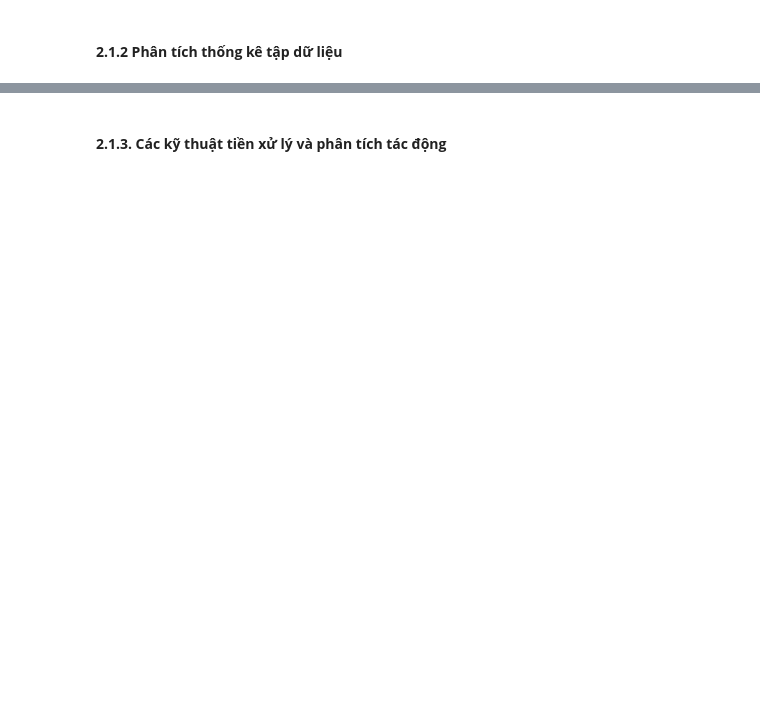
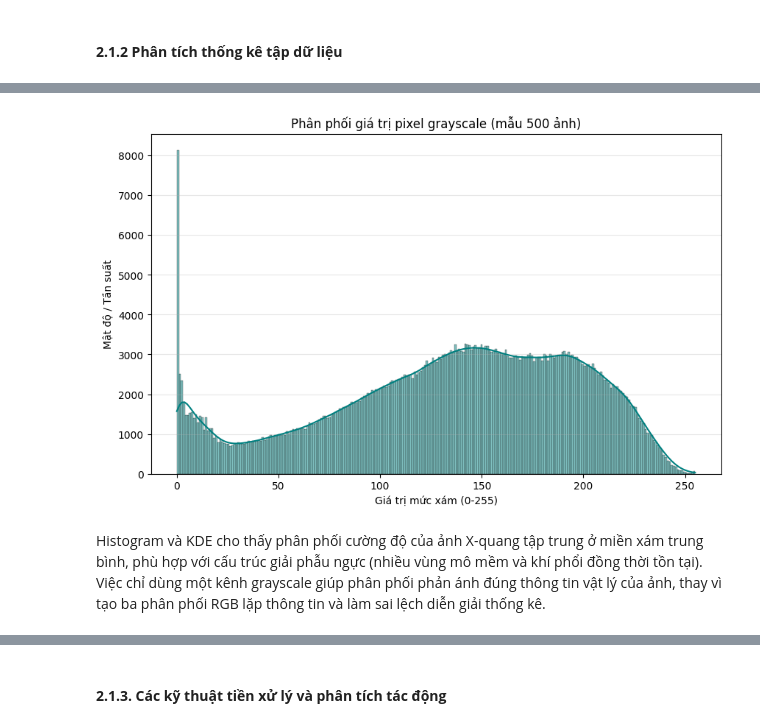
Before and after one commit to hoangphi117/data-mining-lab01, a Jupyter notebook: notebooks/01_EDA_image.ipynb, the cells around one changed output, grey strips where cells are left out. Saved outputs shown, nothing was run; the diff lists cells and outputs as text; code cells hidden in the pictures; blank space fills up the shorter version.

```diff
--- a/notebooks/01_EDA_image.ipynb
+++ b/notebooks/01_EDA_image.ipynb
@@ -46,38 +100,56 @@ Vì ảnh X-quang bản chất là ảnh đơn kênh, nhóm thực hiện phân
 # %%
-import cv2
-import matplotlib.pyplot as plt
-import seaborn as sns
-import numpy as np
-import os
+def sample_grayscale_pixels(
+    df: pd.DataFrame,
+    image_dir: Path,
+    num_samples: int = 500,
+    pixels_per_image: int = 1000,
+    random_state: int = 42,
+) -> np.ndarray:
+    sampled_names = df.sample(n=min(num_samples, len(df)), random_state=random_state)["Image Index"]
+    pixel_values = []
 
-# Cấu hình lấy mẫu để tránh MemoryError
-num_samples = 500
-pixels_per_image = 1000
-sample_indices = df_final.sample(n=num_samples, random_state=42)['Image Index']
-pixel_data_sampled = []
+    rng = np.random.default_rng(random_state)
+    for img_name in sampled_names:
+        path = image_dir / img_name
+        img = cv2.imread(str(path), cv2.IMREAD_GRAYSCALE)
+        if img is None:
+            continue
 
-image_dir = '../data/raw/images/'
+        flat_img = img.flatten()
+        sample_size = min(pixels_per_image, len(flat_img))
+        sampled = rng.choice(flat_img, size=sample_size, replace=False)
+        pixel_values.extend(sampled.tolist())
 
-for img_name in sample_indices:
-    path = os.path.join(image_dir, img_name)
-    if os.path.exists(path):
-        # Đọc ảnh hệ xám (Grayscale) [cite: 219]
-        img = cv2.imread(path, cv2.IMREAD_GRAYSCALE)
+    return np.asarray(pixel_values, dtype=np.float32)
 
-        # Lấy mẫu ngẫu nhiên n pixel từ ảnh này thay vì lấy toàn bộ
-        if img is not None:
-            flat_img = img.flatten()
-            sample = np.random.choice(flat_img, size=pixels_per_image, replace=False)
-            pixel_data_sampled.extend(sample)
 
-# Chuyển sang numpy array để xử lý nhanh hơn [cite: 219]
-pixel_data_sampled = np.array(pixel_data_sampled)
+hist_num_samples = 500
+hist_pixels_per_image = 1000
+pixel_data_sampled = sample_grayscale_pixels(
+    df=df_final,
+    image_dir=IMAGE_DIR,
+    num_samples=hist_num_samples,
+    pixels_per_image=hist_pixels_per_image,
+    random_state=SEED,
+)
 
-# Vẽ biểu đồ Histogram và KDE [cite: 48]
+hist_pixel_mean = float(pixel_data_sampled.mean())
+hist_pixel_std = float(pixel_data_sampled.std())
+hist_pixel_min = float(pixel_data_sampled.min())
+hist_pixel_max = float(pixel_data_sampled.max())
+
+print_named_metric("hist_num_samples", hist_num_samples)
+print_named_metric("hist_pixels_per_image", hist_pixels_per_image)
+print_named_metric("hist_pixel_mean", round(hist_pixel_mean, 4))
+print_named_metric("hist_pixel_std", round(hist_pixel_std, 4))
+print_named_metric("hist_pixel_min", hist_pixel_min)
+print_named_metric("hist_pixel_max", hist_pixel_max)
+
 plt.figure(figsize=(10, 6))
-sns.histplot(pixel_data_sampled, bins=256, kde=True, color='teal')
-plt.title(f'Phân phối giá trị Pixel (Lấy mẫu từ {num_samples} ảnh)')
-plt.xlabel('Giá trị mức xám (0-255)')
-plt.ylabel('Mật độ / Tần suất')
-plt.grid(axis='y', alpha=0.3)
+sns.histplot(pixel_data_sampled, bins=256, kde=True, color="teal")
+plt.title(f"Phân phối giá trị pixel grayscale (mẫu {hist_num_samples} ảnh)")
+plt.xlabel("Giá trị mức xám (0-255)")
+plt.ylabel("Mật độ / Tần suất")
+plt.grid(axis="y", alpha=0.3)
 plt.show()
+# %% [output]
@@ -84,2 +162,5 @@ plt.show()
+[figure, added]
+# %% [markdown]
+Histogram và KDE cho thấy phân phối cường độ của ảnh X-quang tập trung ở miền xám trung bình, phù hợp với cấu trúc giải phẫu ngực (nhiều vùng mô mềm và khí phổi đồng thời tồn tại). Việc chỉ dùng một kênh grayscale giúp phân phối phản ánh đúng thông tin vật lý của ảnh, thay vì tạo ba phân phối RGB lặp thông tin và làm sai lệch diễn giải thống kê.
 # %% [markdown]
 #### **b) Mất cân bằng lớp**
```
Also changed, not shown: parts of 33 cells of this notebook.
